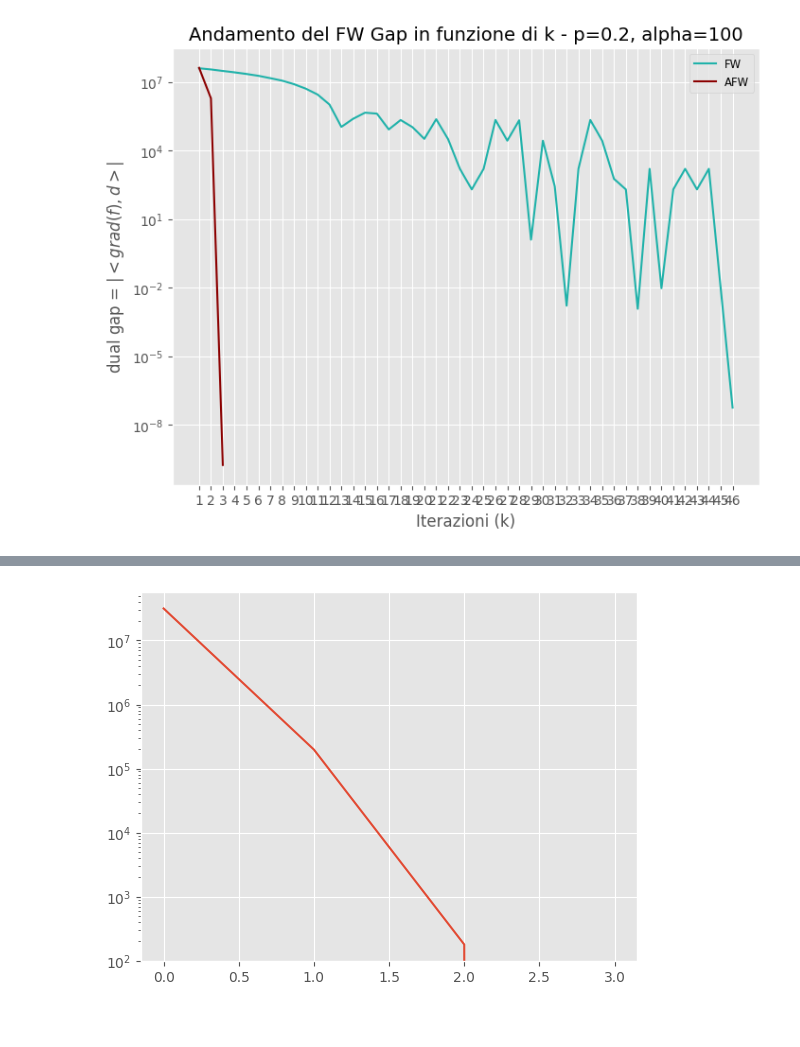
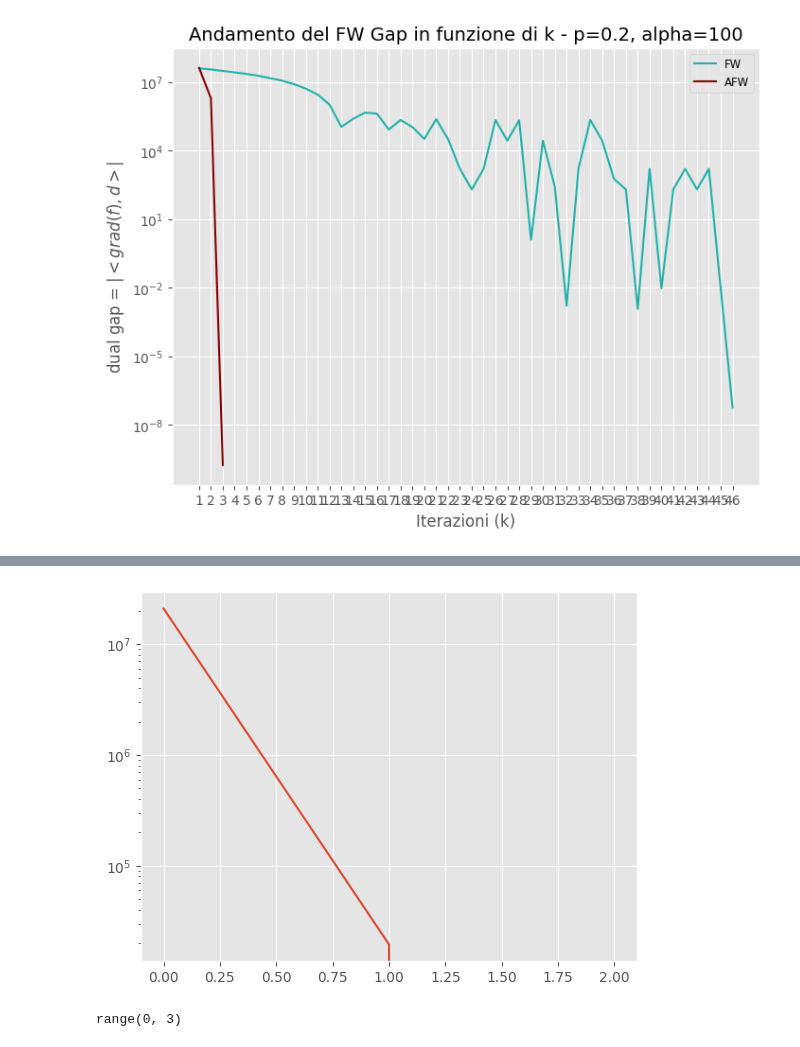
Before and after one commit to vpicchianti/Optimization-for-Data-Science, a Jupyter notebook: functions.ipynb, the cells around one changed output, grey strips where cells are left out. Drawn from its saved outputs; the diff is of its cells as text; code cells hidden in the pictures.

```diff
--- a/functions.ipynb
+++ b/functions.ipynb
@@ -1160,13 +1160,13 @@ def FW_trad_modificato(f_tol, time_tol, nome_file, epsilon, Q, q, u, numero_arch
 
 
 
-   ## PROVA FW modificato
+## PROVA FW modificato
 
 func = lambda x: np.dot(x, np.dot(Q, x))+np.dot(q,x)
 nome_file_dmx = '1000/netgen-1000-2-4-a-b-s.dmx'
 _, numero_archi, u, _, q, _, _ , _ = leggi_file_dimacs(nome_file_dmx)
 # Q = genera_Q(100, u, q, numero_archi, 0.8)
-Q = genera_Q(1000, u, q, numero_archi, 0.2)
+Q = genera_Q(100, u, q, numero_archi, 0.3)
 x_0 = np.load('x0.npy')
 
 f_tol = 1e-11
@@ -1195,6 +1182,10 @@ function_value_fw
 # %%
 fstar = func(x_fw)
-plt.plot(range(0,k_mod+1), function_value_fw-fstar)
+plt.plot(list(range(0,k_mod+1)), function_value_fw-fstar)
 plt.yscale('log')
 # %% [output]
-[figure, old version]
+[figure, new version]
+# %%
+range(0,k_mod+1)
+# %% [output]
+range(0, 3)
```
Also changed, not shown: parts of 2 cells of this notebook, 1 other file.
